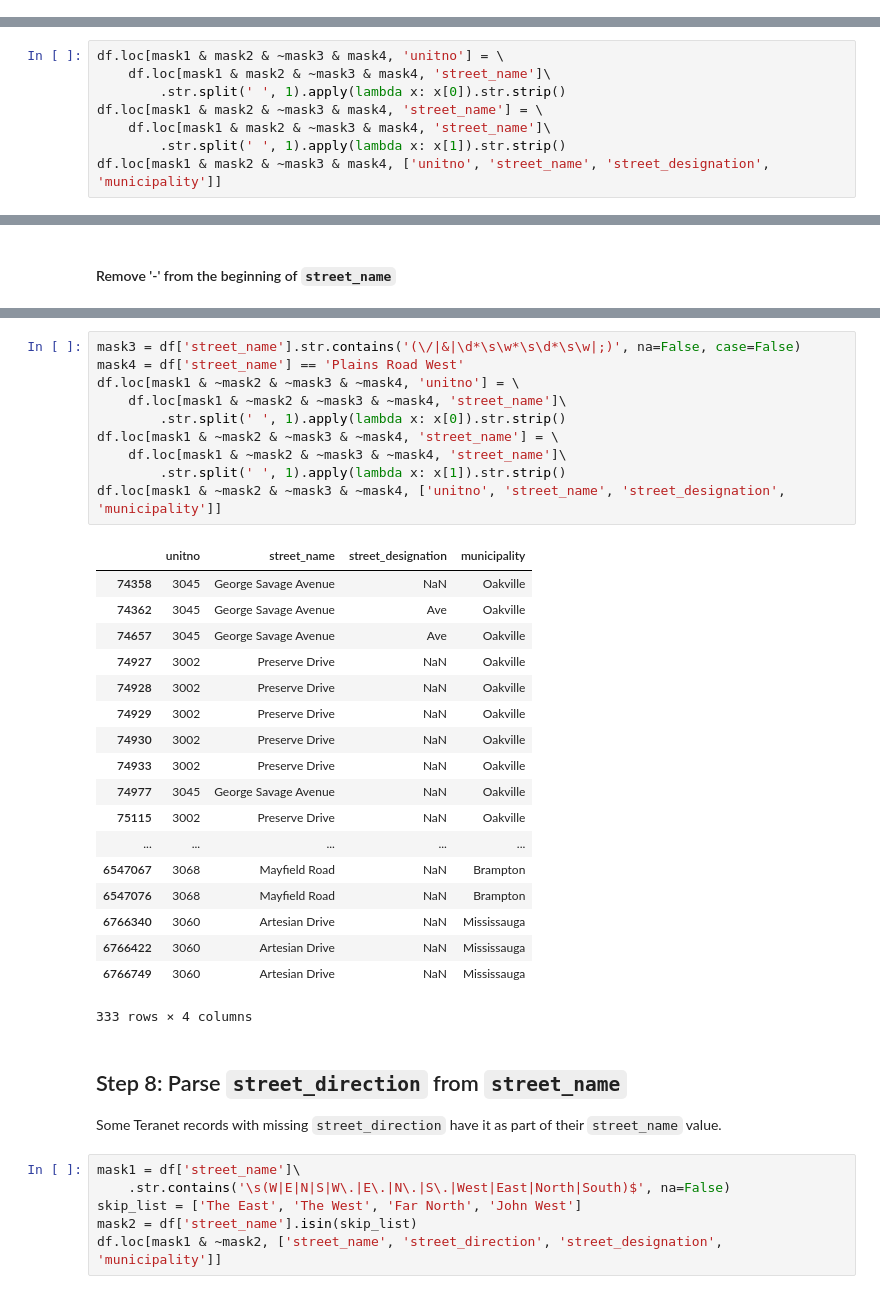
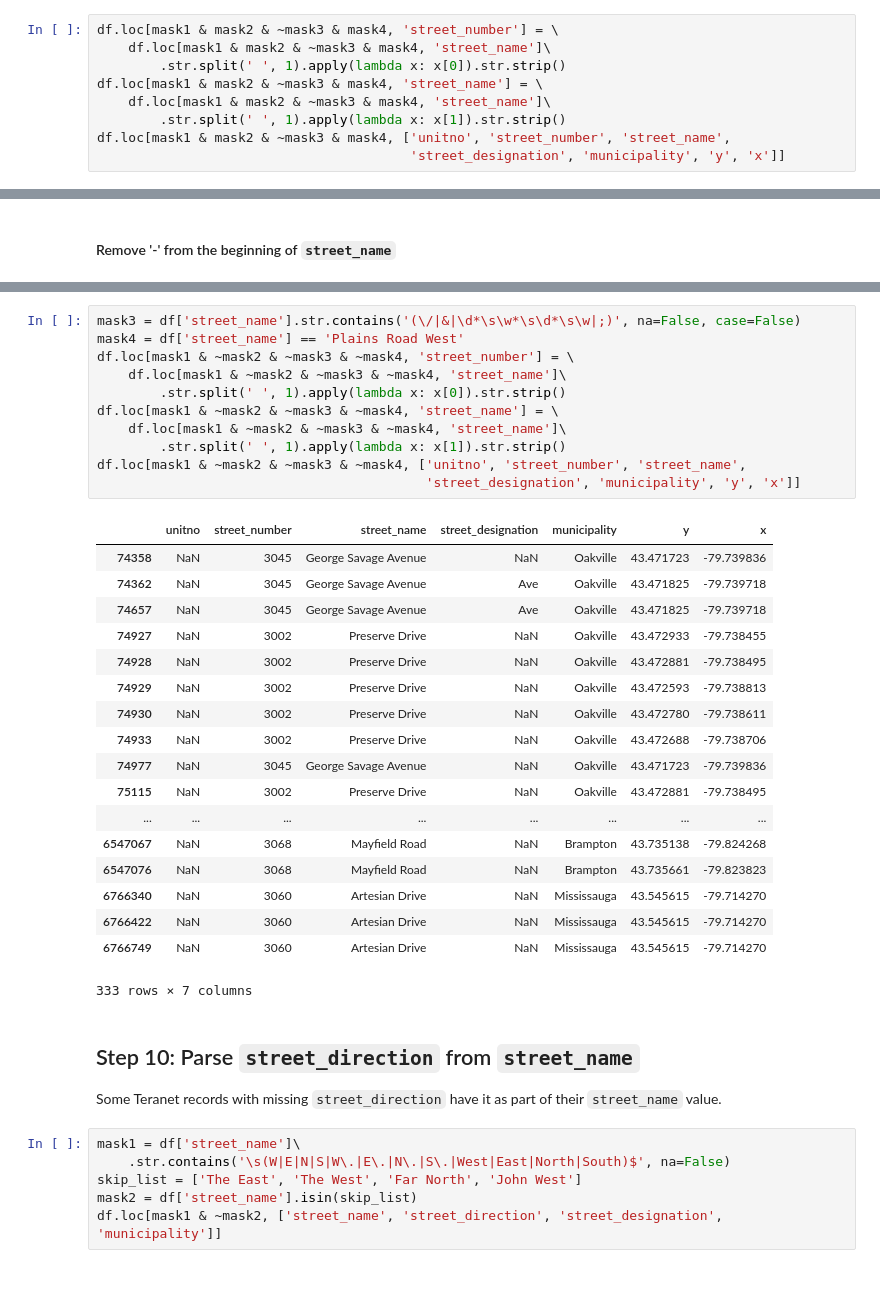
Before and after one commit to stepan-o/geo, a Jupyter notebook: notebooks/2.scrub/2.2_teranet_consistency.ipynb, the cells around one changed output, grey strips where cells are left out. Cells and saved outputs as stored; diff of their text form.

```diff
--- a/notebooks/2.scrub/2.2_teranet_consistency.ipynb
+++ b/notebooks/2.scrub/2.2_teranet_consistency.ipynb
@@ -575,0 +622,9 @@ df.loc[mask1 & ~mask2, ['unitno', 'street_name', 'street_designation', 'municipa
+# %%
+df.loc[mask1 & mask2 & ~mask3 & mask4, 'street_number'] = \
+    df.loc[mask1 & mask2 & ~mask3 & mask4, 'street_name']\
+        .str.split(' ', 1).apply(lambda x: x[0]).str.strip()
+df.loc[mask1 & mask2 & ~mask3 & mask4, 'street_name'] = \
+    df.loc[mask1 & mask2 & ~mask3 & mask4, 'street_name']\
+        .str.split(' ', 1).apply(lambda x: x[1]).str.strip()
+df.loc[mask1 & mask2 & ~mask3 & mask4, ['unitno', 'street_number', 'street_name',
+                                        'street_designation', 'municipality', 'y', 'x']]
@@ -604,8 +676,0 @@ df.loc[mask1 & mask2 & ~mask3 & mask4, ['unitno', 'street_name', 'street_designa
-# %%
-df.loc[mask1 & mask2 & ~mask3 & mask4, 'unitno'] = \
-    df.loc[mask1 & mask2 & ~mask3 & mask4, 'street_name']\
-        .str.split(' ', 1).apply(lambda x: x[0]).str.strip()
-df.loc[mask1 & mask2 & ~mask3 & mask4, 'street_name'] = \
-    df.loc[mask1 & mask2 & ~mask3 & mask4, 'street_name']\
-        .str.split(' ', 1).apply(lambda x: x[1]).str.strip()
-df.loc[mask1 & mask2 & ~mask3 & mask4, ['unitno', 'street_name', 'street_designation', 'municipality']]
@@ -685,34 +705,35 @@ df.loc[mask1 & ~mask2, ['unitno', 'street_name', 'street_designation', 'municipa
 # %%
 mask3 = df['street_name'].str.contains('(\/|&|\d*\s\w*\s\d*\s\w|;)', na=False, case=False)
 mask4 = df['street_name'] == 'Plains Road West'
-df.loc[mask1 & ~mask2 & ~mask3 & ~mask4, 'unitno'] = \
+df.loc[mask1 & ~mask2 & ~mask3 & ~mask4, 'street_number'] = \
     df.loc[mask1 & ~mask2 & ~mask3 & ~mask4, 'street_name']\
         .str.split(' ', 1).apply(lambda x: x[0]).str.strip()
 df.loc[mask1 & ~mask2 & ~mask3 & ~mask4, 'street_name'] = \
     df.loc[mask1 & ~mask2 & ~mask3 & ~mask4, 'street_name']\
         .str.split(' ', 1).apply(lambda x: x[1]).str.strip()
-df.loc[mask1 & ~mask2 & ~mask3 & ~mask4, ['unitno', 'street_name', 'street_designation', 'municipality']]
+df.loc[mask1 & ~mask2 & ~mask3 & ~mask4, ['unitno', 'street_number', 'street_name',
+                                          'street_designation', 'municipality', 'y', 'x']]
 # %% [output]
-|  | unitno | street_name | street_designation | municipality |
-| 74358 | 3045 | George Savage Avenue | NaN | Oakville |
-| 74362 | 3045 | George Savage Avenue | Ave | Oakville |
-| 74657 | 3045 | George Savage Avenue | Ave | Oakville |
-| 74927 | 3002 | Preserve Drive | NaN | Oakville |
-| 74928 | 3002 | Preserve Drive | NaN | Oakville |
-| 74929 | 3002 | Preserve Drive | NaN | Oakville |
-| 74930 | 3002 | Preserve Drive | NaN | Oakville |
-| 74933 | 3002 | Preserve Drive | NaN | Oakville |
-| 74977 | 3045 | George Savage Avenue | NaN | Oakville |
-| 75115 | 3002 | Preserve Drive | NaN | Oakville |
-| ... | ... | ... | ... | ... |
-| 6547067 | 3068 | Mayfield Road | NaN | Brampton |
-| 6547076 | 3068 | Mayfield Road | NaN | Brampton |
-| 6766340 | 3060 | Artesian Drive | NaN | Mississauga |
-| 6766422 | 3060 | Artesian Drive | NaN | Mississauga |
-| 6766749 | 3060 | Artesian Drive | NaN | Mississauga |
+|  | unitno | street_number | street_name | street_designation | municipality | y | x |
+| 74358 | NaN | 3045 | George Savage Avenue | NaN | Oakville | 43.471723 | -79.739836 |
+| 74362 | NaN | 3045 | George Savage Avenue | Ave | Oakville | 43.471825 | -79.739718 |
+| 74657 | NaN | 3045 | George Savage Avenue | Ave | Oakville | 43.471825 | -79.739718 |
+| 74927 | NaN | 3002 | Preserve Drive | NaN | Oakville | 43.472933 | -79.738455 |
+| 74928 | NaN | 3002 | Preserve Drive | NaN | Oakville | 43.472881 | -79.738495 |
+| 74929 | NaN | 3002 | Preserve Drive | NaN | Oakville | 43.472593 | -79.738813 |
+| 74930 | NaN | 3002 | Preserve Drive | NaN | Oakville | 43.472780 | -79.738611 |
+| 74933 | NaN | 3002 | Preserve Drive | NaN | Oakville | 43.472688 | -79.738706 |
+| 74977 | NaN | 3045 | George Savage Avenue | NaN | Oakville | 43.471723 | -79.739836 |
+| 75115 | NaN | 3002 | Preserve Drive | NaN | Oakville | 43.472881 | -79.738495 |
+| ... | ... | ... | ... | ... | ... | ... | ... |
+| 6547067 | NaN | 3068 | Mayfield Road | NaN | Brampton | 43.735138 | -79.824268 |
+| 6547076 | NaN | 3068 | Mayfield Road | NaN | Brampton | 43.735661 | -79.823823 |
+| 6766340 | NaN | 3060 | Artesian Drive | NaN | Mississauga | 43.545615 | -79.714270 |
+| 6766422 | NaN | 3060 | Artesian Drive | NaN | Mississauga | 43.545615 | -79.714270 |
+| 6766749 | NaN | 3060 | Artesian Drive | NaN | Mississauga | 43.545615 | -79.714270 |
-333 rows × 4 columns
+333 rows × 7 columns
 # %% [markdown]
-## Step 8: Parse `street_direction` from `street_name`
+## Step 10: Parse `street_direction` from `street_name`
 Some Teranet records with missing `street_direction` have it as part of their `street_name` value.
 # %%
 mask1 = df['street_name']\
```
Also changed, not shown: parts of 30 cells of this notebook.
